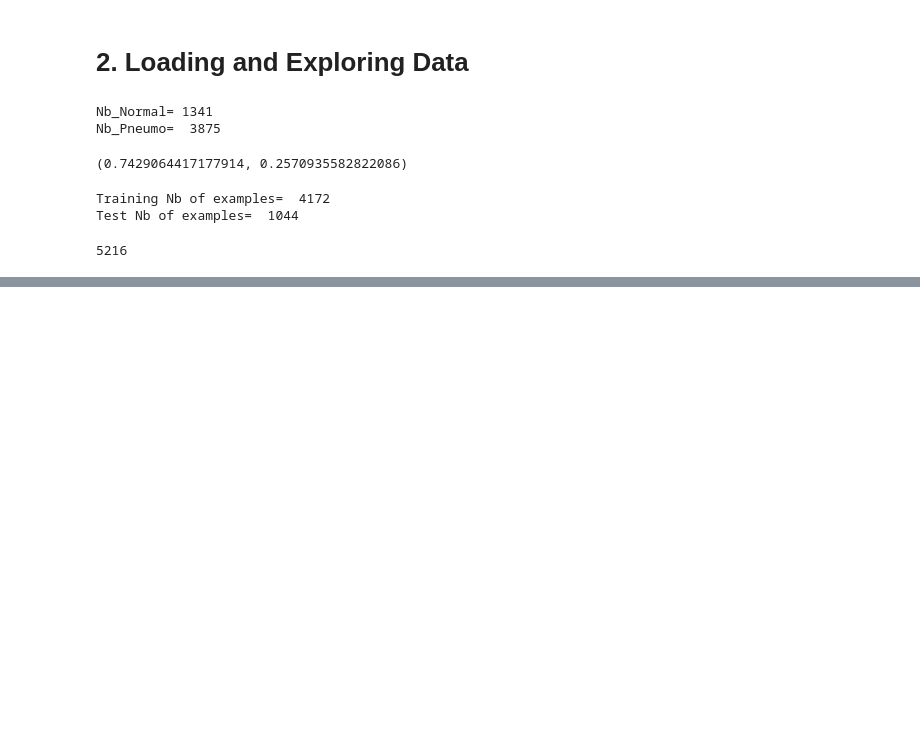
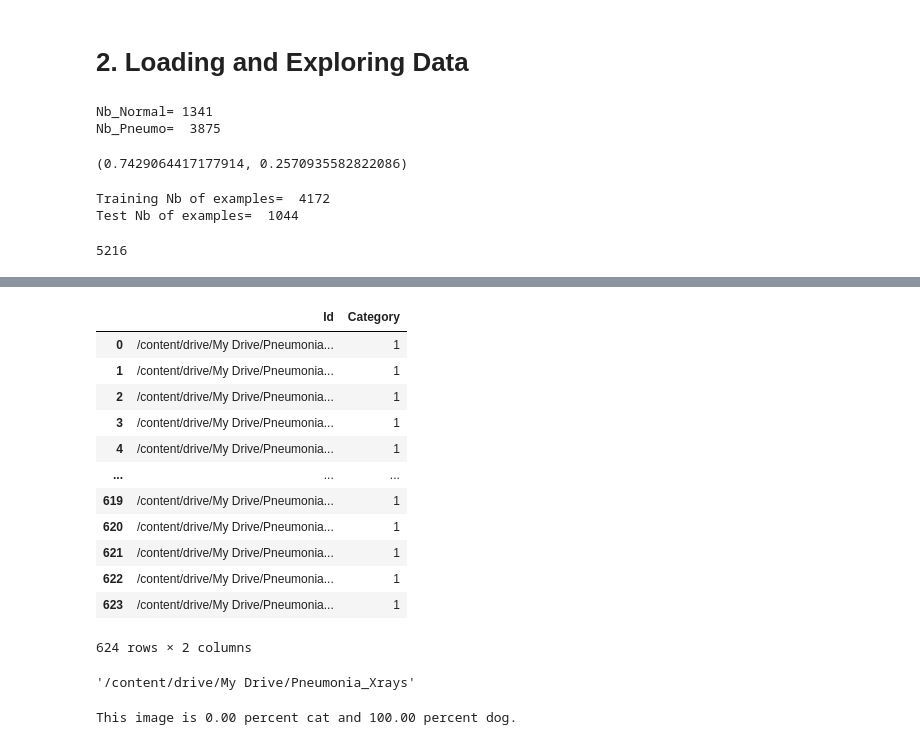
Before and after one commit to OuahabAchraf99/Pneumonia_Classification, a Jupyter notebook: Pneumonia_Classification.ipynb, the cells around one changed output, grey strips where cells are left out. Cells and saved outputs as stored; diff of their text form; code cells hidden in the pictures; blank space fills up the shorter version.

```diff
--- a/Pneumonia_Classification.ipynb
+++ b/Pneumonia_Classification.ipynb
@@ -145,0 +243,8 @@ ShowBatch(25)
+# %%
+
+history = model.fit(
+    train_ds,
+    epochs=EPOCHS,
+    validation_data=val_ds,
+    class_weight=class_weights,
+)
@@ -145,0 +269,9 @@ ShowBatch(25)
+# %%
+Test_Files=tf.io.gfile.glob(str(main_path+"/test/*"))
+test_ds = tf.keras.preprocessing.image_dataset_from_directory(
+    "/content/drive/My Drive/Pneumonia_Xrays/test/",
+    label_mode=None,
+    seed=1337,
+    image_size=IMAGE_SIZE,
+)
+#y_predict=model.predict(test_ds)
@@ -145,0 +286,3 @@ ShowBatch(25)
+# %%
+y_pred=model.predict(test_ds)
+y_pred.shape
@@ -145,0 +291,4 @@ ShowBatch(25)
+# %%
+y_pred=y_pred>0.5
+y_pred=y_pred.astype(int)
+y_pred
@@ -145,0 +313,44 @@ ShowBatch(25)
+# %%
+# imgs=np.array(Test_Files)
+# test_array=np.zeros(shape=[len(Test_Files),2])
+# test_array[:,0]=imgs
+test_array=np.array(Test_Files,ndmin=2).T
+vals=np.array(y_pred,ndmin=2)
+test_array=np.append(test_array,vals,axis=1)
+df=pd.DataFrame(data=test_array,columns=["Id","Category"])
+df
+# %% [output]
+|  | Id | Category |
+| 0 | /content/drive/My Drive/Pneumonia... | 1 |
+| 1 | /content/drive/My Drive/Pneumonia... | 1 |
+| 2 | /content/drive/My Drive/Pneumonia... | 1 |
+| 3 | /content/drive/My Drive/Pneumonia... | 1 |
+| 4 | /content/drive/My Drive/Pneumonia... | 1 |
+| ... | ... | ... |
+| 619 | /content/drive/My Drive/Pneumonia... | 1 |
+| 620 | /content/drive/My Drive/Pneumonia... | 1 |
+| 621 | /content/drive/My Drive/Pneumonia... | 1 |
+| 622 | /content/drive/My Drive/Pneumonia... | 1 |
+| 623 | /content/drive/My Drive/Pneumonia... | 1 |
+624 rows × 2 columns
+# %%
+df=df.set_index("Id")
+df.to_csv("submission.csv")
+%pwd
+# %% [output]
+'/content/drive/My Drive/Pneumonia_Xrays'
+# %%
+img = keras.preprocessing.image.load_img(
+    "/content/drive/My Drive/Pneumonia_Xrays/test/00623.jpeg", target_size=IMAGE_SIZE
+)
+img_array = keras.preprocessing.image.img_to_array(img)
+img_array = tf.expand_dims(img_array, 0)  # Create batch axis
+
+predictions = model.predict(img_array)
+score = predictions[0]
+print(
+    "This image is %.2f percent cat and %.2f percent dog."
+    % (100 * (1 - score), 100 * score)
+)
+# %% [output]
+This image is 0.00 percent cat and 100.00 percent dog.
```
Also changed, not shown: parts of 21 cells of this notebook.
